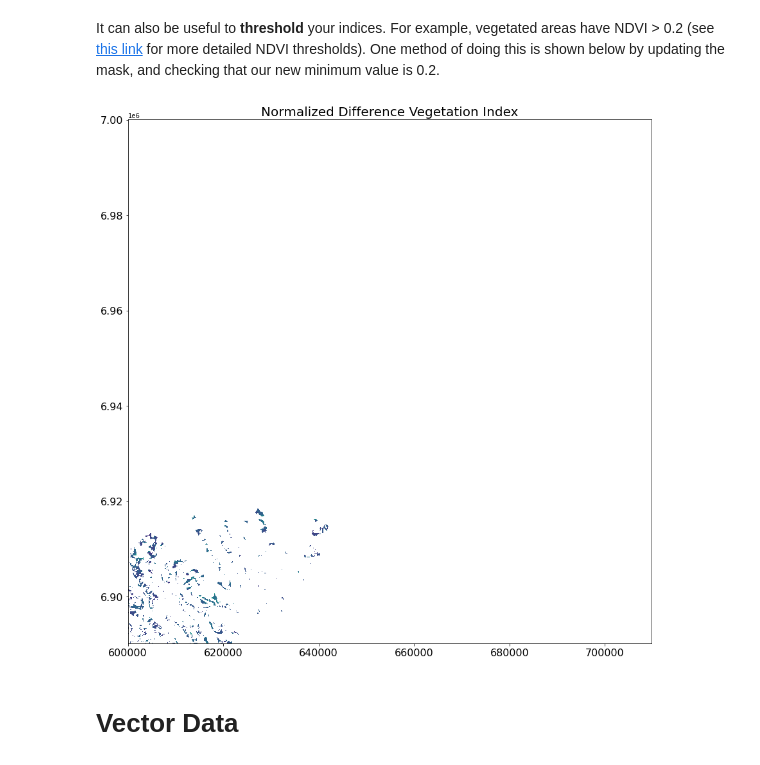
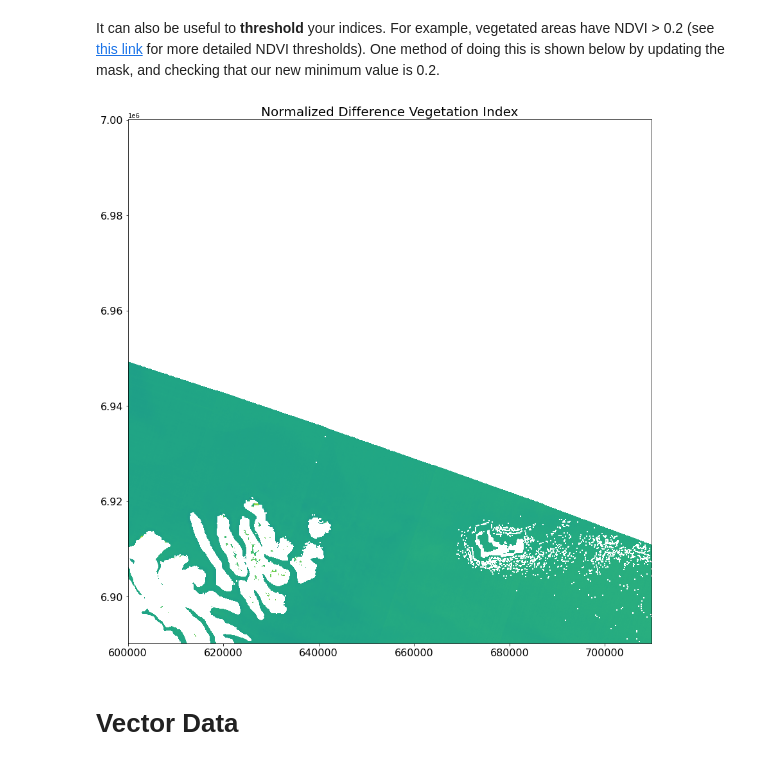
Before and after one commit to Rae0519/EO_220, a Jupyter notebook: Introductory Jupyter Notebook.ipynb, the cells around one changed output. Saved outputs shown, nothing was run; the diff lists cells and outputs as text; code cells hidden in the pictures.

```diff
--- a/Introductory Jupyter Notebook.ipynb
+++ b/Introductory Jupyter Notebook.ipynb
@@ -735,22 +746,22 @@ plt.show()
 It can also be useful to **threshold** your indices. For example, vegetated areas have NDVI > 0.2 (see [this link](https://www.mathworks.com/help/images/identify-vegetation-regions-using-interactive-ndvi-thresholding.html) for more detailed NDVI thresholds). One method of doing this is shown below by updating the mask, and checking that our new minimum value is 0.2.
 # %%
 # update mask
-ndvi.mask[ndvi.data < 0.2] = True
+ndvi.mask[ndvi.data > 0.2] = True
 
 # sanity check
 ndvi.min()
 
 # plot vegetated areas as shown by NDVI
 fig, ax_ndvi = plt.subplots(figsize=(15, 15))
 
 show(ndvi, transform=b04_metadata['transform'], ax=ax_ndvi)
 
 ax_ndvi.tick_params(axis='both', which='major', labelsize=16)
 ax_ndvi.set_title('Normalized Difference Vegetation Index', fontsize=20)
 
 plt.show()
 # %% [output]
-[figure, old version]
+[figure, new version]
 # %% [markdown]
 # Vector Data
 # %% [markdown]
```
Also changed, not shown: parts of 9 cells of this notebook.
